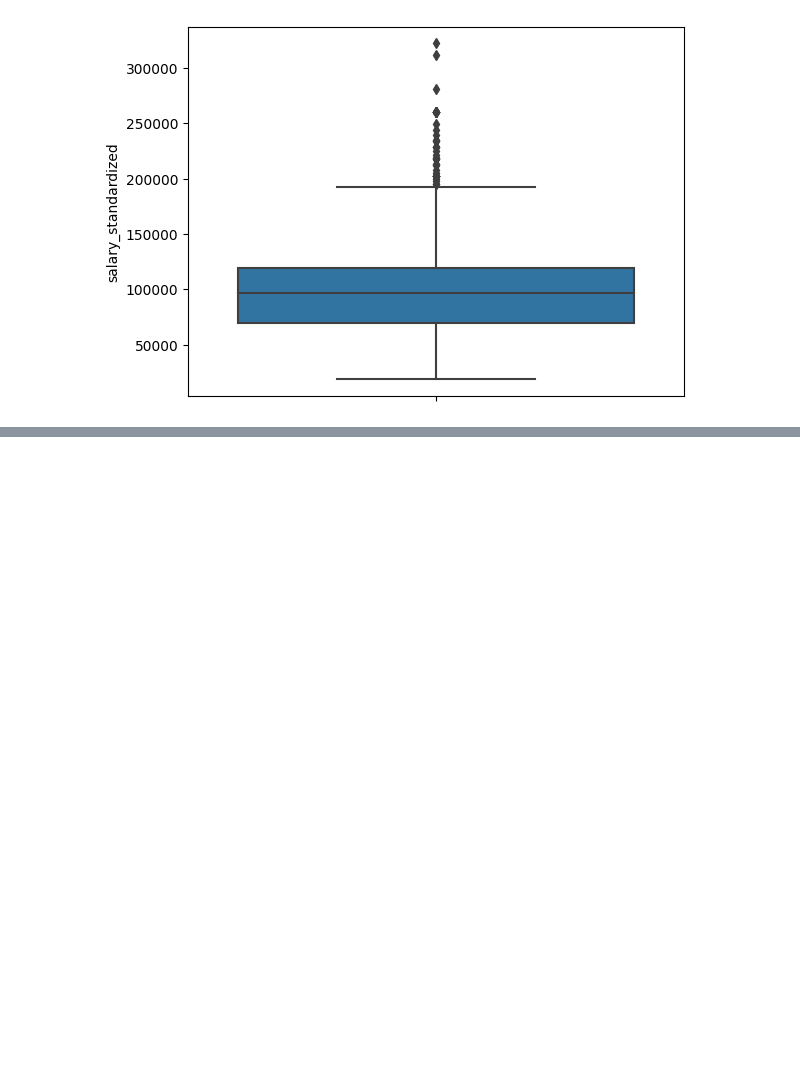
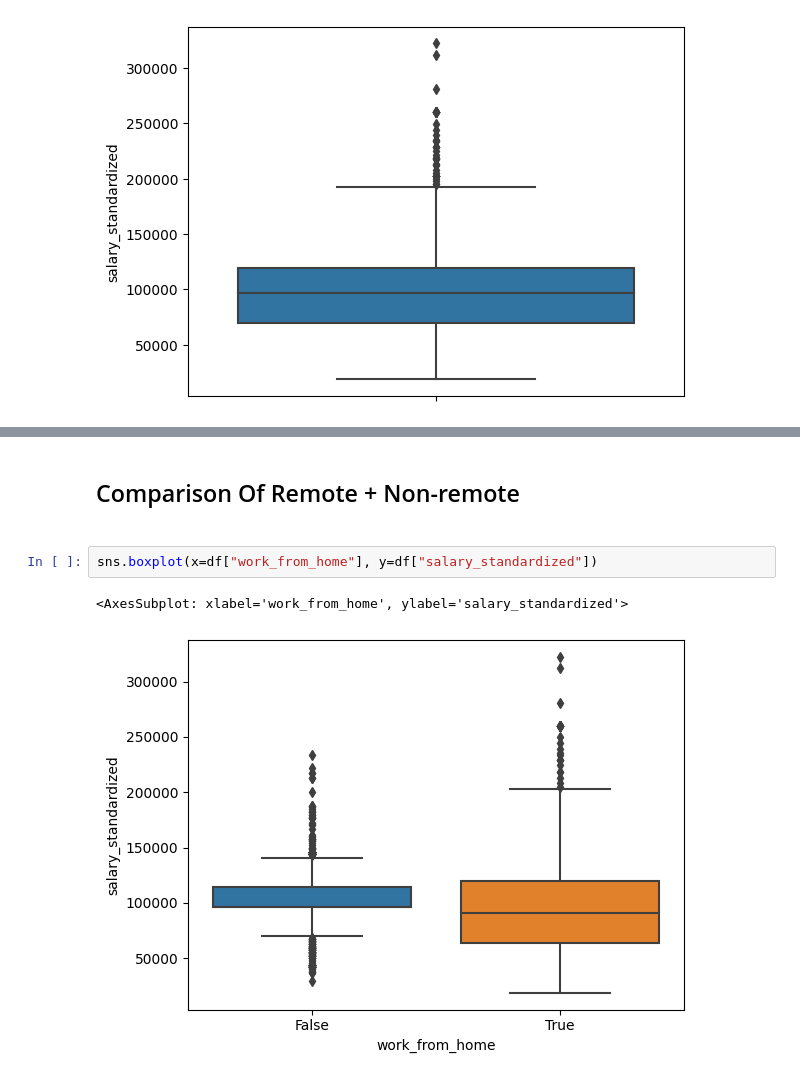
Before and after one commit to JZunaRepo/EOP_Market_Analysis, a Jupyter notebook: eda.ipynb, the cells around one changed output, grey strips where cells are left out. Drawn from its saved outputs; the diff is of its cells as text; blank space fills up the shorter version.

```diff
--- a/eda.ipynb
+++ b/eda.ipynb
@@ -17,0 +50,7 @@ sns.boxplot(y=df["salary_standardized"])
+# %% [markdown]
+<h2>Comparison Of Remote + Non-remote<h2>
+# %%
+sns.boxplot(x=df["work_from_home"], y=df["salary_standardized"])
+# %% [output]
+<AxesSubplot: xlabel='work_from_home', ylabel='salary_standardized'>
+[figure, added]
```
Also changed, not shown: parts of 28 cells of this notebook, 2 other files.
